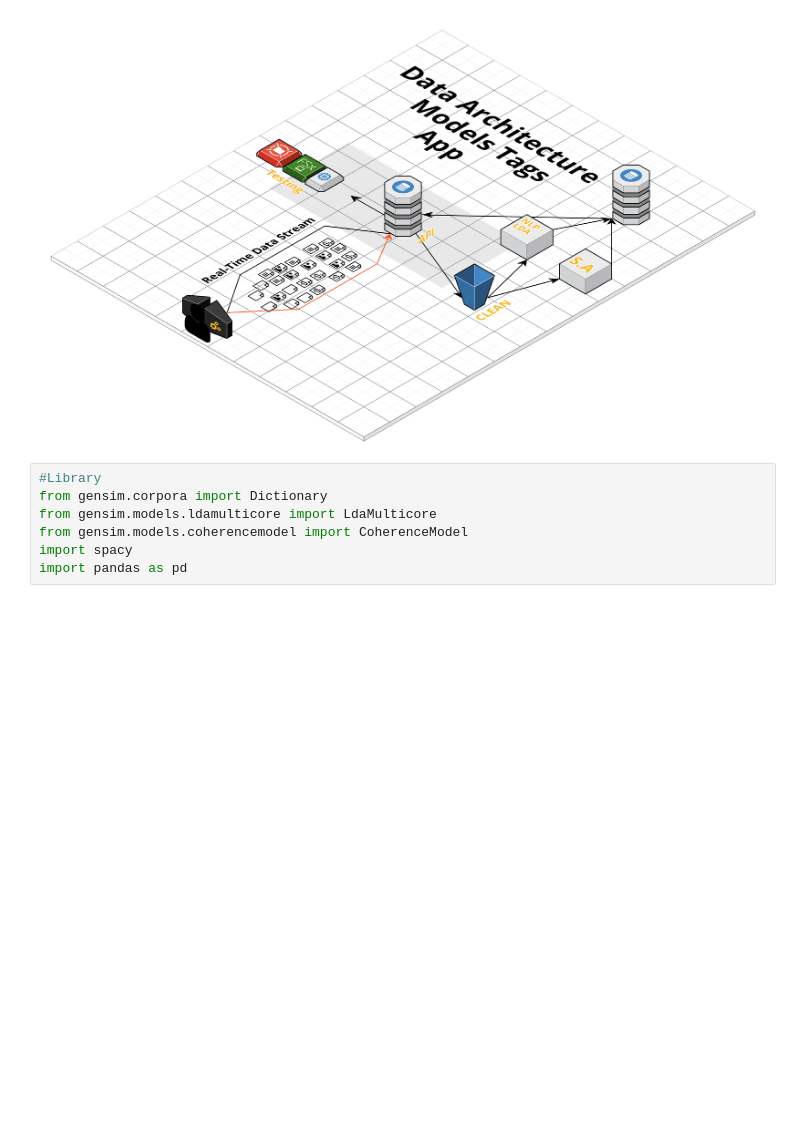
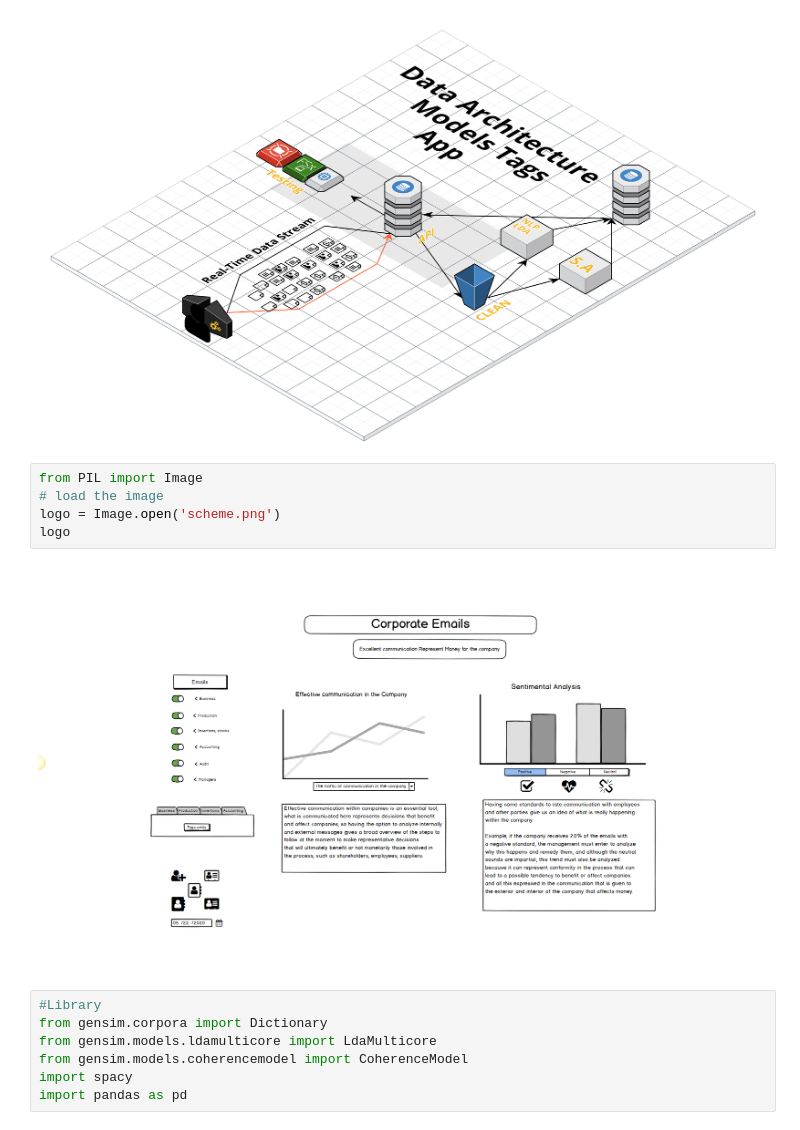
Before and after one commit to BloomTech-Labs/tagger-ds, a Jupyter notebook: notebooks/SmartEmailTags.ipynb, the cells around one changed output. Drawn from its saved outputs; the diff is of its cells as text; blank space fills up the shorter version.

```diff
--- a/notebooks/SmartEmailTags.ipynb
+++ b/notebooks/SmartEmailTags.ipynb
@@ -18,6 +18,13 @@ Arquitecture = Image.open('Streaming Data Architecture.png')
 Arquitecture
 # %% [output]
 [figure]
+# %%
+from PIL import Image
+# load the image
+logo = Image.open('scheme.png')
+logo
+# %% [output]
+[figure, added]
 # %%
 #Library
 from gensim.corpora import Dictionary
```
Also changed, not shown: parts of 47 cells of this notebook.
